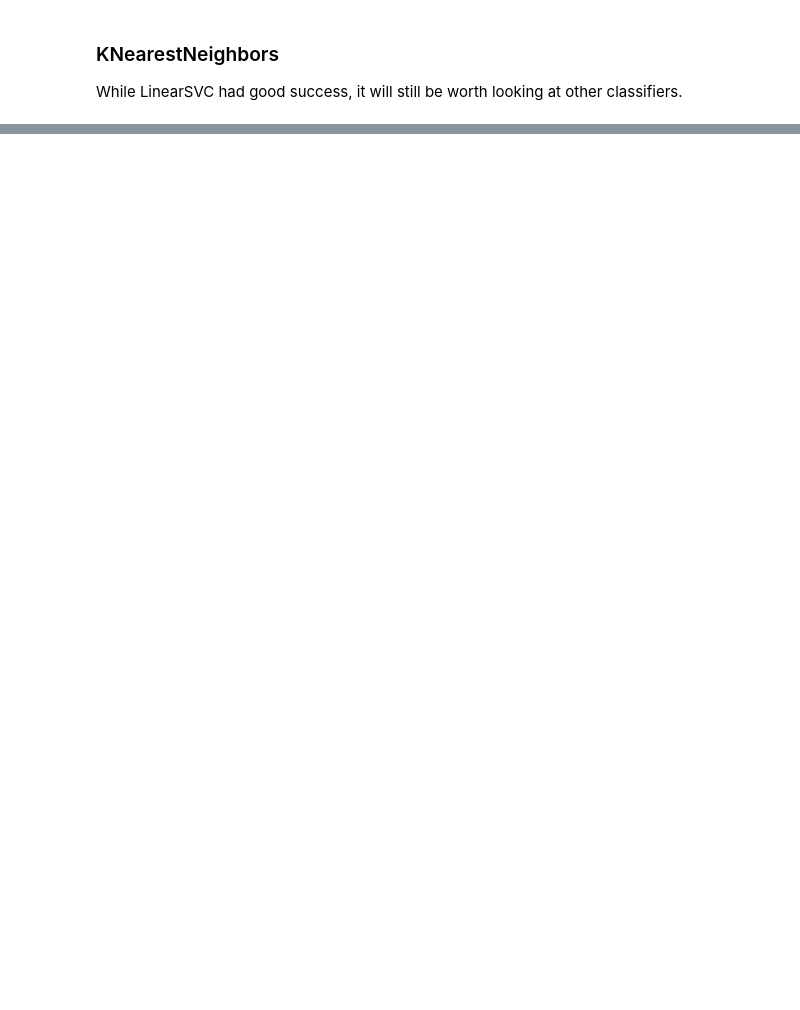
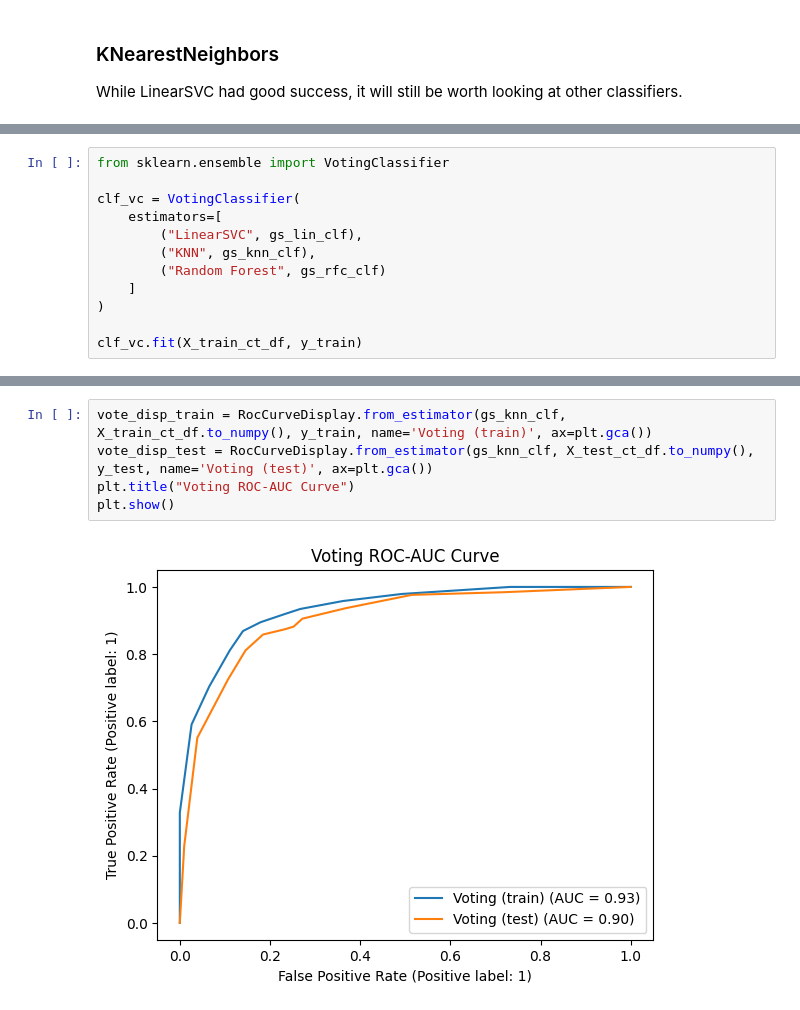
Before and after one commit to Garthalamu/MachineLearning-Project, a Jupyter notebook: program.ipynb, the cells around one changed output, grey strips where cells are left out. Drawn from its saved outputs; the diff is of its cells as text; blank space fills up the shorter version.

```diff
--- a/program.ipynb
+++ b/program.ipynb
@@ -164,0 +221,12 @@ plt.show()
+# %%
+from sklearn.ensemble import VotingClassifier
+
+clf_vc = VotingClassifier(
+    estimators=[
+        ("LinearSVC", gs_lin_clf),
+        ("KNN", gs_knn_clf),
+        ("Random Forest", gs_rfc_clf)
+    ]
+)
+
+clf_vc.fit(X_train_ct_df, y_train)
@@ -164,0 +251,7 @@ plt.show()
+# %%
+vote_disp_train = RocCurveDisplay.from_estimator(gs_knn_clf, X_train_ct_df.to_numpy(), y_train, name='Voting (train)', ax=plt.gca())
+vote_disp_test = RocCurveDisplay.from_estimator(gs_knn_clf, X_test_ct_df.to_numpy(), y_test, name='Voting (test)', ax=plt.gca())
+plt.title("Voting ROC-AUC Curve")
+plt.show()
+# %% [output]
+[figure, added]
```
Also changed, not shown: parts of 19 cells of this notebook.
